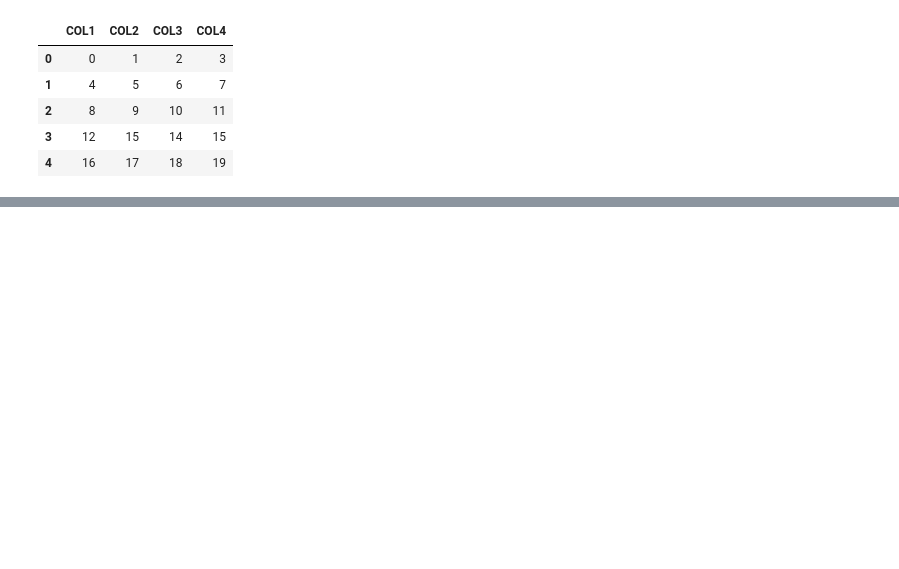
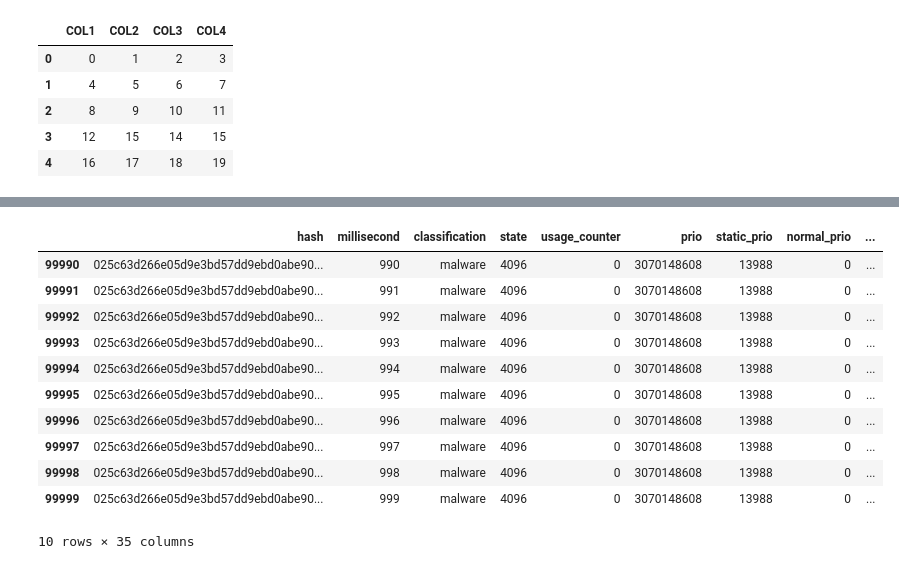
Before and after one commit to kshitizkool/Tools-and-Techniques-Lab, a Jupyter notebook: T&TLab8.ipynb, the cells around one changed output, grey strips where cells are left out. Drawn from its saved outputs; the diff is of its cells as text; code cells hidden in the pictures; blank space fills up the shorter version.

```diff
--- a/T&TLab8.ipynb
+++ b/T&TLab8.ipynb
@@ -16,0 +75,15 @@ df
+# %%
+df.tail(10)
+# %% [output]
+|  | hash | millisecond | classification | state | usage_counter | prio | static_prio | normal_prio | ... |
+| 99990 | 025c63d266e05d9e3bd57dd9ebd0abe90... | 990 | malware | 4096 | 0 | 3070148608 | 13988 | 0 | ... |
+| 99991 | 025c63d266e05d9e3bd57dd9ebd0abe90... | 991 | malware | 4096 | 0 | 3070148608 | 13988 | 0 | ... |
+| 99992 | 025c63d266e05d9e3bd57dd9ebd0abe90... | 992 | malware | 4096 | 0 | 3070148608 | 13988 | 0 | ... |
+| 99993 | 025c63d266e05d9e3bd57dd9ebd0abe90... | 993 | malware | 4096 | 0 | 3070148608 | 13988 | 0 | ... |
+| 99994 | 025c63d266e05d9e3bd57dd9ebd0abe90... | 994 | malware | 4096 | 0 | 3070148608 | 13988 | 0 | ... |
+| 99995 | 025c63d266e05d9e3bd57dd9ebd0abe90... | 995 | malware | 4096 | 0 | 3070148608 | 13988 | 0 | ... |
+| 99996 | 025c63d266e05d9e3bd57dd9ebd0abe90... | 996 | malware | 4096 | 0 | 3070148608 | 13988 | 0 | ... |
+| 99997 | 025c63d266e05d9e3bd57dd9ebd0abe90... | 997 | malware | 4096 | 0 | 3070148608 | 13988 | 0 | ... |
+| 99998 | 025c63d266e05d9e3bd57dd9ebd0abe90... | 998 | malware | 4096 | 0 | 3070148608 | 13988 | 0 | ... |
+| 99999 | 025c63d266e05d9e3bd57dd9ebd0abe90... | 999 | malware | 4096 | 0 | 3070148608 | 13988 | 0 | ... |
+10 rows × 35 columns
```
Also changed, not shown: parts of 9 cells of this notebook.
